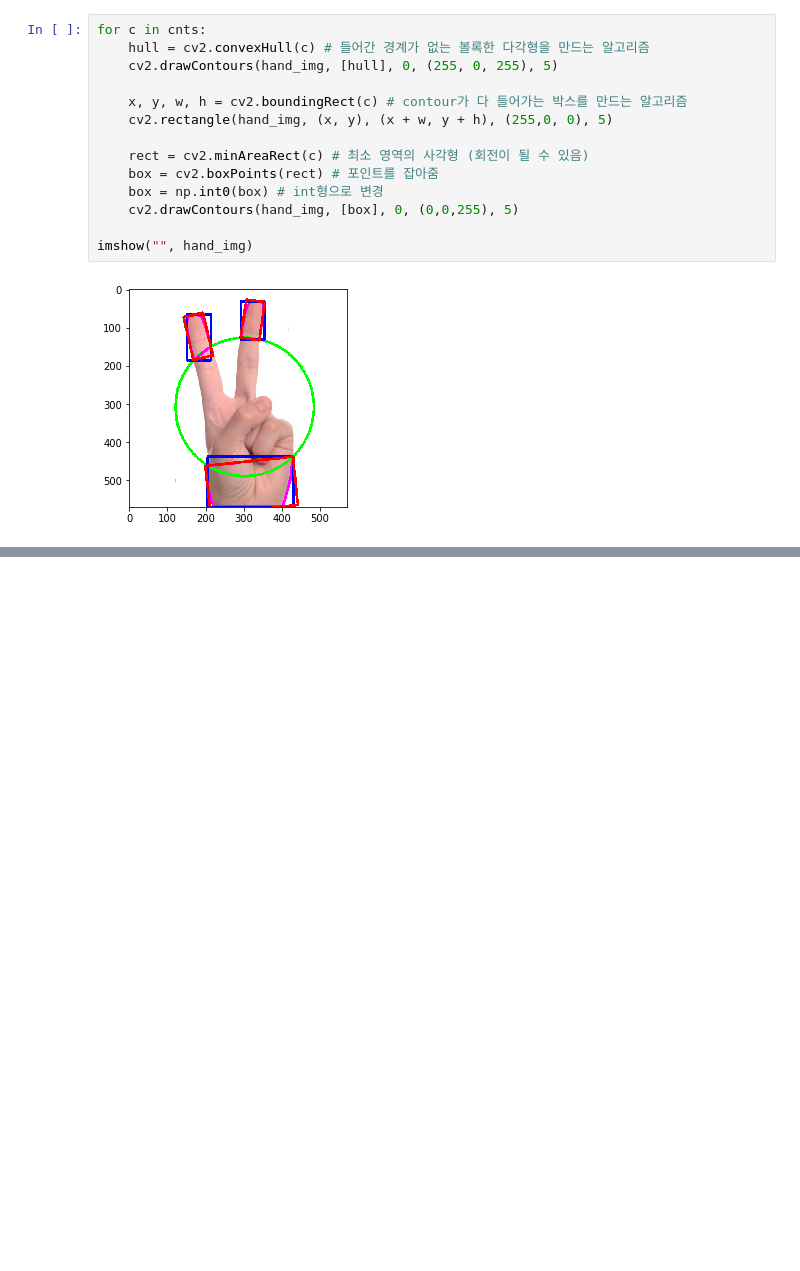
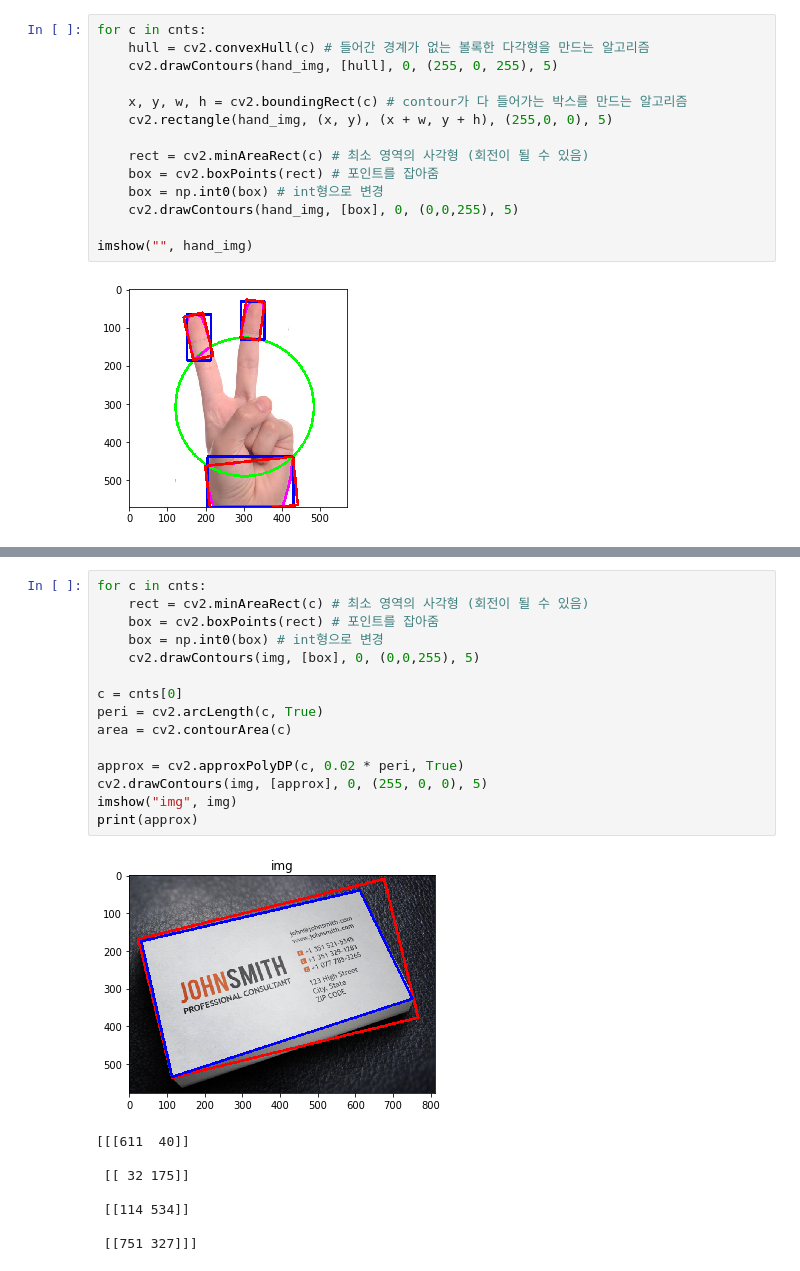
Before and after one commit to loftmain/opencv_project, a Jupyter notebook: vision_day3.ipynb, the cells around one changed output, grey strips where cells are left out. Drawn from its saved outputs; the diff is of its cells as text; blank space fills up the shorter version.

```diff
--- a/vision_day3.ipynb
+++ b/vision_day3.ipynb
@@ -414,0 +448,24 @@ imshow("", hand_img)
+# %%
+for c in cnts:
+    rect = cv2.minAreaRect(c) # 최소 영역의 사각형 (회전이 될 수 있음)
+    box = cv2.boxPoints(rect) # 포인트를 잡아줌
+    box = np.int0(box) # int형으로 변경
+    cv2.drawContours(img, [box], 0, (0,0,255), 5)
+
+c = cnts[0]
+peri = cv2.arcLength(c, True)
+area = cv2.contourArea(c)
+
+approx = cv2.approxPolyDP(c, 0.02 * peri, True)
+cv2.drawContours(img, [approx], 0, (255, 0, 0), 5)
+imshow("img", img)
+print(approx)
+# %% [output]
+[figure, added]
+[[[611  40]]
+
+ [[ 32 175]]
+
+ [[114 534]]
+
+ [[751 327]]]
```
Also changed, not shown: parts of 14 cells of this notebook, 1 other file.
